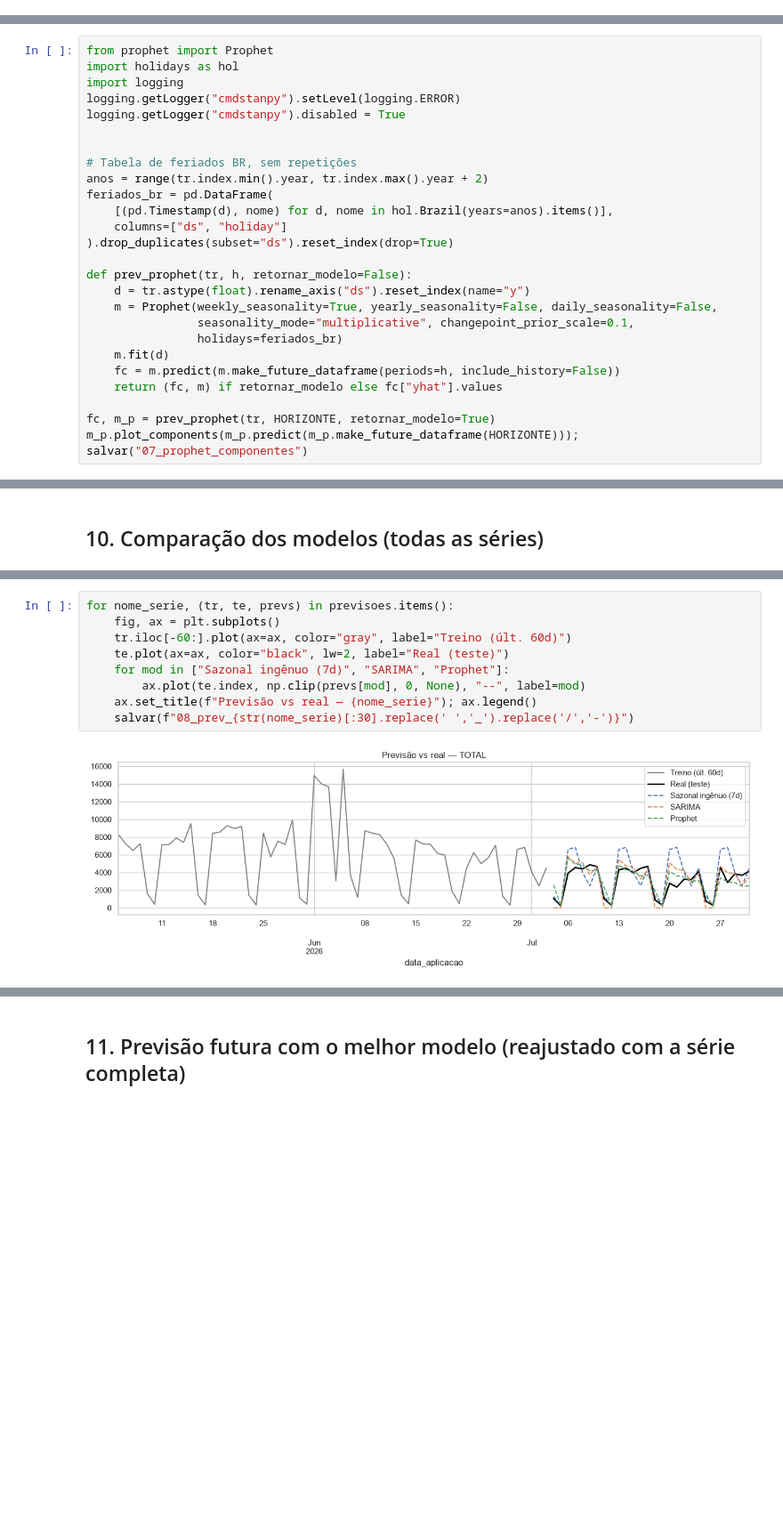
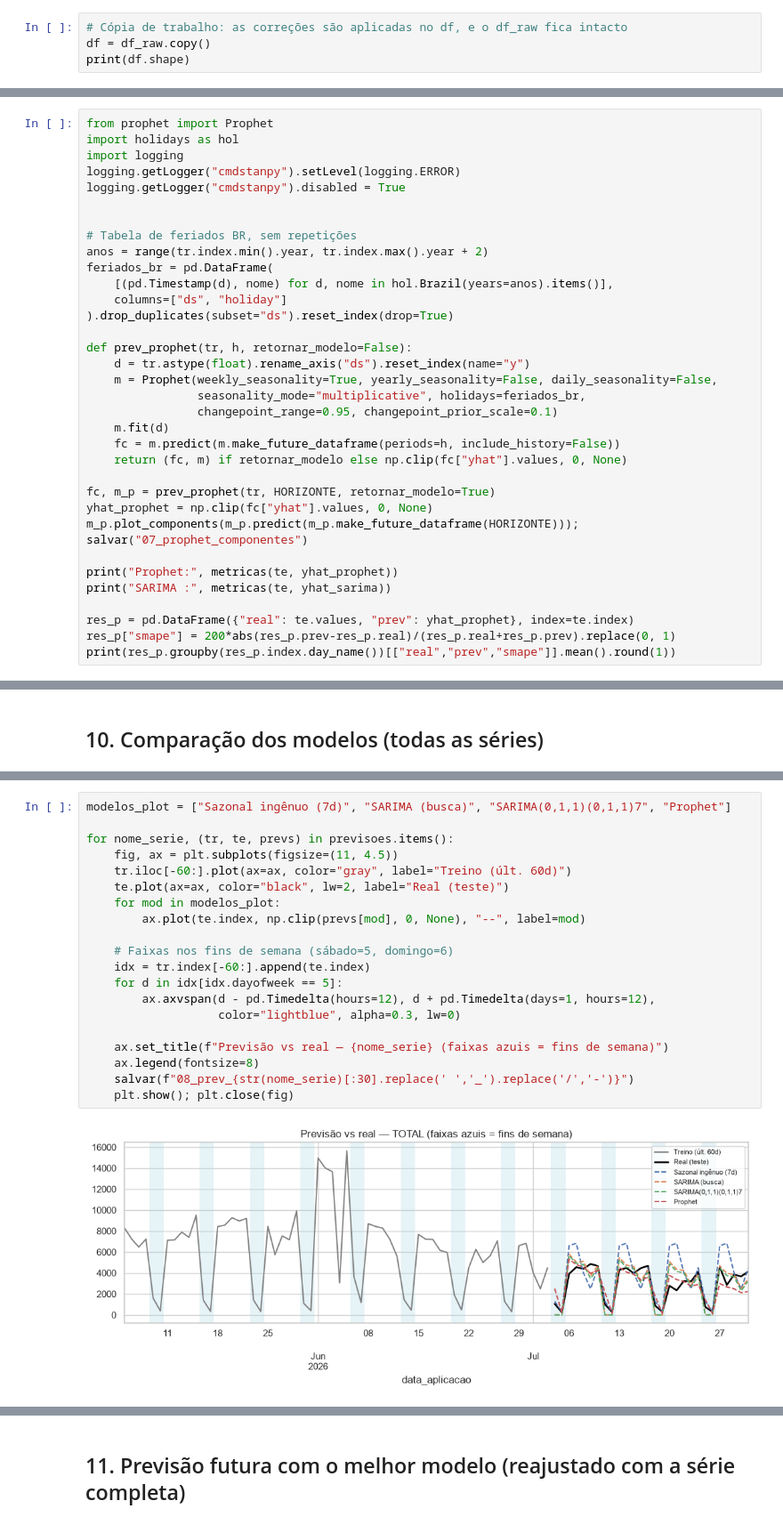
Before and after one commit to Nina-pinheiro/projeto_iv, a Jupyter notebook: notebooks/series_temporais_3.ipynb, the cells around one changed output, grey strips where cells are left out. Shown at 89% size. Drawn from its saved outputs; the diff is of its cells as text; blank space fills up the shorter version.

Commit message:
series temporais concluída

```diff
--- a/notebooks/series_temporais_3.ipynb
+++ b/notebooks/series_temporais_3.ipynb
@@ -92,0 +105,4 @@ print(df_raw.shape); df_raw.head(10)
+# %%
+# Cópia de trabalho: as correções são aplicadas no df, e o df_raw fica intacto
+df = df_raw.copy()
+print(df.shape)
@@ -299,12 +585,20 @@ feriados_br = pd.DataFrame(
 def prev_prophet(tr, h, retornar_modelo=False):
     d = tr.astype(float).rename_axis("ds").reset_index(name="y")
     m = Prophet(weekly_seasonality=True, yearly_seasonality=False, daily_seasonality=False,
-                seasonality_mode="multiplicative", changepoint_prior_scale=0.1,
-                holidays=feriados_br)
+                seasonality_mode="multiplicative", holidays=feriados_br,
+                changepoint_range=0.95, changepoint_prior_scale=0.1)
     m.fit(d)
     fc = m.predict(m.make_future_dataframe(periods=h, include_history=False))
-    return (fc, m) if retornar_modelo else fc["yhat"].values
+    return (fc, m) if retornar_modelo else np.clip(fc["yhat"].values, 0, None)
 
 fc, m_p = prev_prophet(tr, HORIZONTE, retornar_modelo=True)
+yhat_prophet = np.clip(fc["yhat"].values, 0, None)
 m_p.plot_components(m_p.predict(m_p.make_future_dataframe(HORIZONTE))); salvar("07_prophet_componentes")
+
+print("Prophet:", metricas(te, yhat_prophet))
+print("SARIMA :", metricas(te, yhat_sarima))
+
+res_p = pd.DataFrame({"real": te.values, "prev": yhat_prophet}, index=te.index)
+res_p["smape"] = 200*abs(res_p.prev-res_p.real)/(res_p.real+res_p.prev).replace(0, 1)
+print(res_p.groupby(res_p.index.day_name())[["real","prev","smape"]].mean().round(1))
 # %% [output]
@@ -356,11 +746,22 @@ ok: dT
 # %%
+modelos_plot = ["Sazonal ingênuo (7d)", "SARIMA (busca)", "SARIMA(0,1,1)(0,1,1)7", "Prophet"]
+
 for nome_serie, (tr, te, prevs) in previsoes.items():
-    fig, ax = plt.subplots()
+    fig, ax = plt.subplots(figsize=(11, 4.5))
     tr.iloc[-60:].plot(ax=ax, color="gray", label="Treino (últ. 60d)")
     te.plot(ax=ax, color="black", lw=2, label="Real (teste)")
-    for mod in ["Sazonal ingênuo (7d)", "SARIMA", "Prophet"]:
+    for mod in modelos_plot:
         ax.plot(te.index, np.clip(prevs[mod], 0, None), "--", label=mod)
-    ax.set_title(f"Previsão vs real — {nome_serie}"); ax.legend()
+
+    # Faixas nos fins de semana (sábado=5, domingo=6)
+    idx = tr.index[-60:].append(te.index)
+    for d in idx[idx.dayofweek == 5]:
+        ax.axvspan(d - pd.Timedelta(hours=12), d + pd.Timedelta(days=1, hours=12),
+                   color="lightblue", alpha=0.3, lw=0)
+
+    ax.set_title(f"Previsão vs real — {nome_serie} (faixas azuis = fins de semana)")
+    ax.legend(fontsize=8)
     salvar(f"08_prev_{str(nome_serie)[:30].replace(' ','_').replace('/','-')}")
+    plt.show(); plt.close(fig)
 # %% [output]
-[figure, old version]
+[figure, new version]
```
Also changed, not shown: parts of 30 cells of this notebook, 18 other files.
